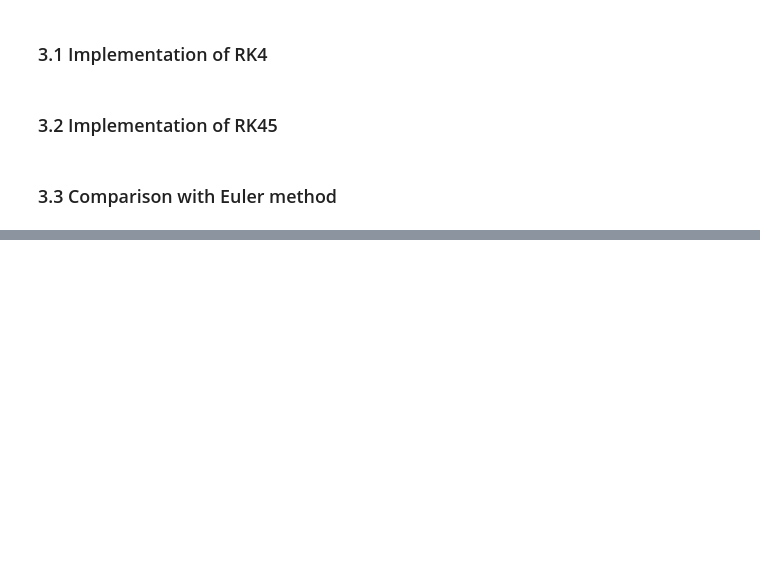
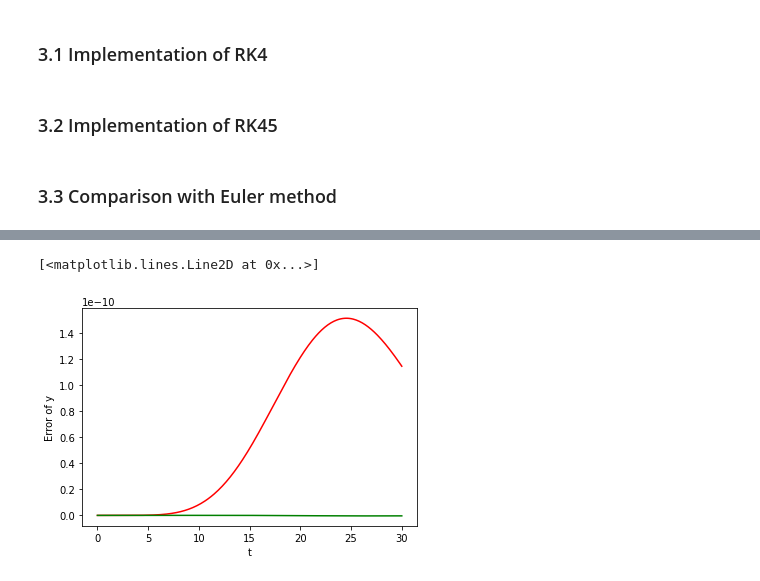
Before and after one commit to Xavier-ML/Computational-Physics-with-Python, a Jupyter notebook: 06_Differential_equations_template.ipynb, the cells around one changed output, grey strips where cells are left out. Cells and saved outputs as stored; diff of their text form; code cells hidden in the pictures; blank space fills up the shorter version.

```diff
--- a/06_Differential_equations_template.ipynb
+++ b/06_Differential_equations_template.ipynb
@@ -710,0 +750,9 @@ def rk45(f,t0,y0,nmax,h):
+# %%
+plt.xlabel('t')
+plt.ylabel('Error of y')
+#plt.plot(solution_euler[0], solution_euler[1] - test_y, 'blue')
+plt.plot(solution_rk4[0], solution_rk4[1] - test_y, 'red')
+plt.plot(solution_rk45[0], solution_rk45[1] - test_y, 'green')
+# %% [output]
+[<matplotlib.lines.Line2D at 0x...>]
+[figure, added]
```
Also changed, not shown: parts of 3 cells of this notebook.
